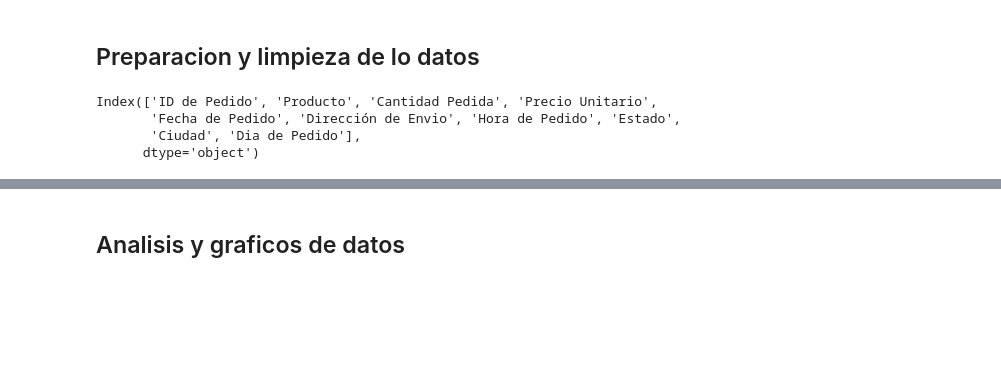
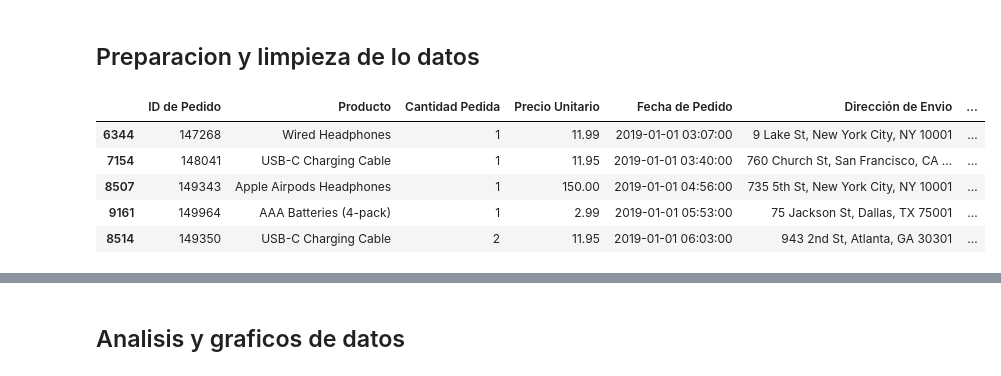
Before and after one commit to IvanGonzal0/Proyecto1_Analisis-de-Ventas-Anuales_BigData, a Jupyter notebook: BigData_Proyecto1_AnalisisDeVentas.ipynb, the cells around one changed output, grey strips where cells are left out. Drawn from its saved outputs; the diff is of its cells as text; code cells hidden in the pictures; blank space fills up the shorter version.

```diff
--- a/BigData_Proyecto1_AnalisisDeVentas.ipynb
+++ b/BigData_Proyecto1_AnalisisDeVentas.ipynb
@@ -130,37 +131,40 @@ for archivo in archivos:
     df_ventas['Cantidad Pedida'] = pd.to_numeric(df_ventas['Cantidad Pedida'], errors = 'coerce') #errors = coerce transfora lo
     df_ventas['Precio Unitario'] = pd.to_numeric(df_ventas['Precio Unitario'], errors = 'coerce')
     #esta es una mascara que me genera un true si hay un nan, y sino hay nan me pone un false
     df_ventas = df_ventas.loc[~df_ventas['Cantidad Pedida'].isna()]
     df_ventas = df_ventas.loc[~df_ventas['Precio Unitario'].isna()]
     #aca elimino los nan's
     df_ventas = df_ventas.dropna()
     #aca voy a pasar todos los datos al tipo q corresponda y agregar las columnas que sean necesarias
     df_ventas['Cantidad Pedida'] = df_ventas['Cantidad Pedida'].astype(int) #esta funcion me transforma todos los valores a numericos a int
     df_ventas['Precio Unitario'] = df_ventas['Precio Unitario'].astype(float) #esta funcion me transforma todos los valores a numericos a float
 
     # FINALIZA SANITIZACION
 
     # CREO COLUMNAS NECESARIAS PARA ANALISIS
     df_ventas['Fecha de Pedido'] = pd.to_datetime(df_ventas['Fecha de Pedido'], format='%m/%d/%y %H:%M')
 
     # Obtener la hora y minutos como número entero de 4 dígitos (por ejemplo, 1430)
     df_ventas['Hora de Pedido'] = df_ventas['Fecha de Pedido'].dt.strftime('%H%M').astype(int)
     df_ventas['Estado'] = df_ventas['Dirección de Envio'].str.split(', ').str[-1].str.split(' ').str[0]
     df_ventas['Ciudad'] = df_ventas['Dirección de Envio'].str.split(', ').str[1]
-    df_ventas['Dia de Pedido'] = df_ventas['Fecha de Pedido'].dt.strftime('%m-%d')
+    df_ventas['Dia de Pedido'] = df_ventas['Fecha de Pedido'].dt.strftime('%d')
+    df_ventas['Mes de Pedido'] = df_ventas['Fecha de Pedido'].dt.strftime('%m')
     #FINALIZA CREACION DE COLUMNAS
 
     #aca sucede la magia, vamos agregando cada mes al df ventas
     #a cada mes le cargo su dataset correspondiente, por eso uso la variable mes
     dataframes[mes] = df_ventas
     #convierto
 
 
 
-dataframe_e = dataframes['Enero'].sort_values(by='Dia de Pedido')
-dataframe_e.columns
+dataframe_e = dataframes['Enero'].sort_values(by='Fecha de Pedido', ascending=True)
+dataframe_e.head()
 # %% [output]
-Index(['ID de Pedido', 'Producto', 'Cantidad Pedida', 'Precio Unitario',
-       'Fecha de Pedido', 'Dirección de Envio', 'Hora de Pedido', 'Estado',
-       'Ciudad', 'Dia de Pedido'],
-      dtype='object')
+|  | ID de Pedido | Producto | Cantidad Pedida | Precio Unitario | Fecha de Pedido | Dirección de Envio | ... |
+| 6344 | 147268 | Wired Headphones | 1 | 11.99 | 2019-01-01 03:07:00 | 9 Lake St, New York City, NY 10001 | ... |
+| 7154 | 148041 | USB-C Charging Cable | 1 | 11.95 | 2019-01-01 03:40:00 | 760 Church St, San Francisco, CA ... | ... |
+| 8507 | 149343 | Apple Airpods Headphones | 1 | 150.00 | 2019-01-01 04:56:00 | 735 5th St, New York City, NY 10001 | ... |
+| 9161 | 149964 | AAA Batteries (4-pack) | 1 | 2.99 | 2019-01-01 05:53:00 | 75 Jackson St, Dallas, TX 75001 | ... |
+| 8514 | 149350 | USB-C Charging Cable | 2 | 11.95 | 2019-01-01 06:03:00 | 943 2nd St, Atlanta, GA 30301 | ... |
```
Also changed, not shown: parts of 34 cells of this notebook.
